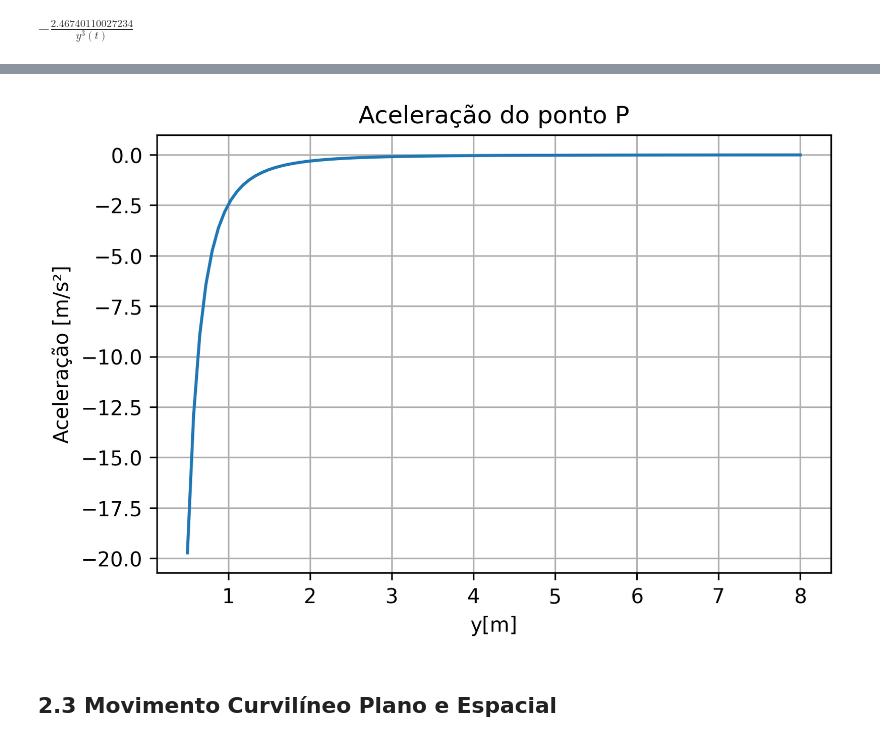
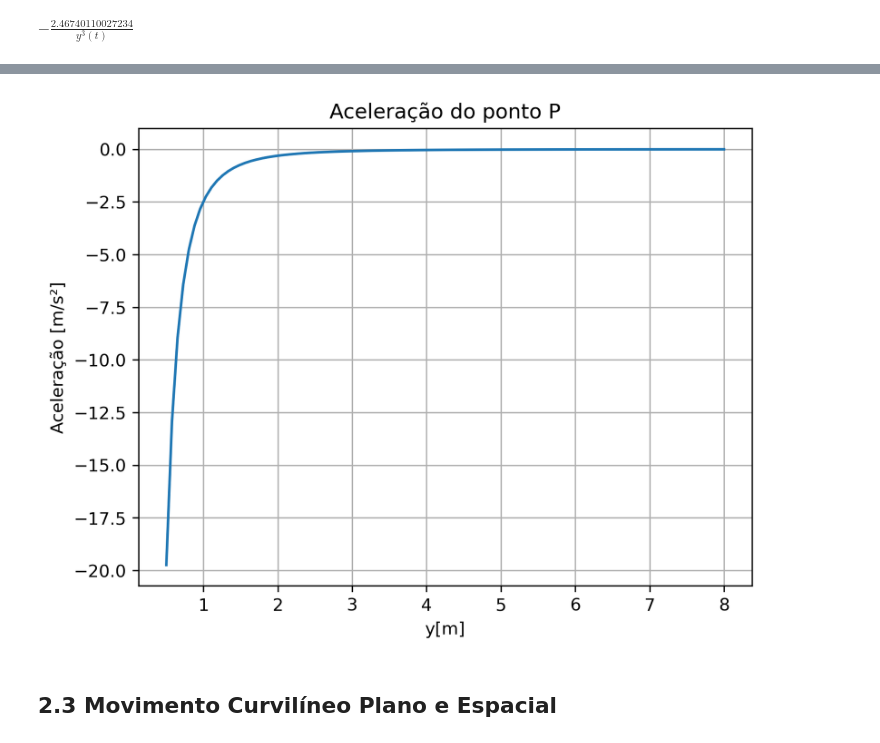
Before and after one commit to Pi-vi/Aulas_Dinamica, a Jupyter notebook: Din2.ipynb, the cells around one changed output, grey strips where cells are left out. Cells and saved outputs as stored; diff of their text form; code cells hidden in the pictures.

```diff
--- a/Din2.ipynb
+++ b/Din2.ipynb
@@ -369,12 +389,12 @@ plt.grid('True')
 # %%
-plt.figure(dpi=300)
+plt.figure(dpi=150)
 plt.plot(yn,aPn)
 plt.title('Aceleração do ponto P')
 plt.xlabel('y[m]')
 plt.ylabel('Aceleração [m/s²]')
 plt.grid('True')
 # %% [output]
-[figure, old version]
+[figure, new version]
 # %% [markdown]
 ## 2.3 Movimento Curvilíneo Plano e Espacial
 # %% [markdown]
```
Also changed, not shown: parts of 94 cells of this notebook, 58 other files.
